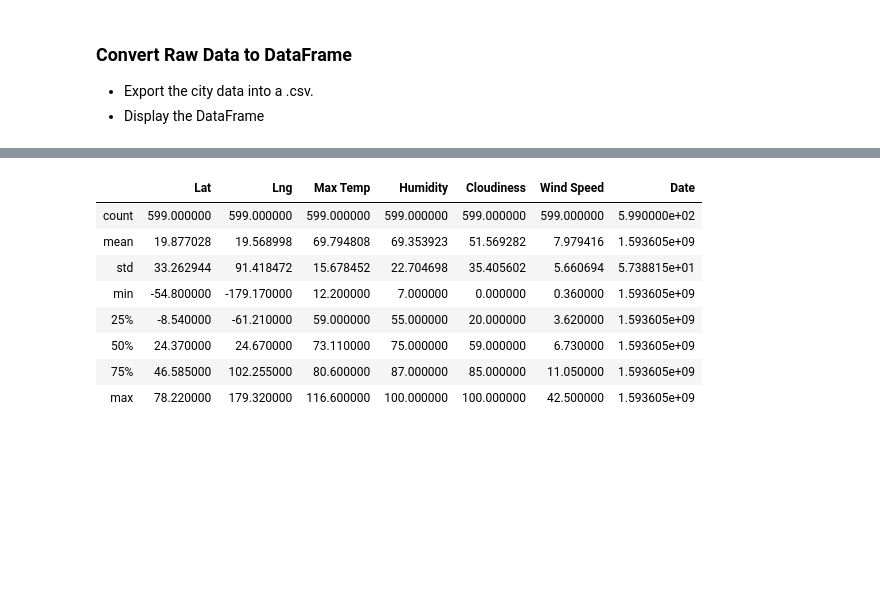
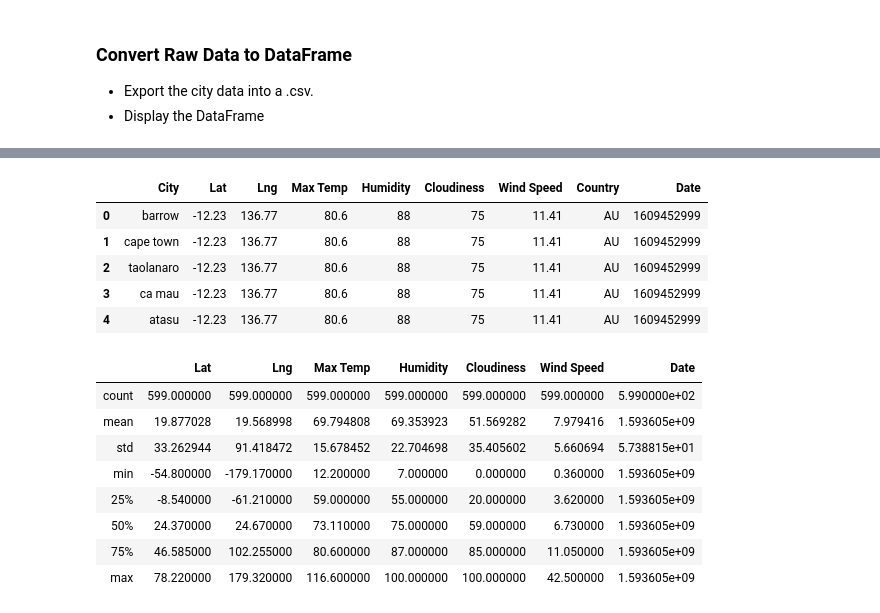
Before and after one commit to pspitzer86/Python-API-Challenge, a Jupyter notebook: WeatherPy/WeatherPy.ipynb, the cells around one changed output, grey strips where cells are left out. Saved outputs shown, nothing was run; the diff lists cells and outputs as text; code cells hidden in the pictures; blank space fills up the shorter version.

```diff
--- a/WeatherPy/WeatherPy.ipynb
+++ b/WeatherPy/WeatherPy.ipynb
@@ -40,8 +40,8 @@ lat_lngs = []
 cities = []
 
 # Create a set of random lat and lng combinations
-lats = np.random.uniform(lat_range[0], lat_range[1], size=1500)
-lngs = np.random.uniform(lng_range[0], lng_range[1], size=1500)
+lats = np.random.uniform(lat_range[0], lat_range[1], size=150)
+lngs = np.random.uniform(lng_range[0], lng_range[1], size=150)
 lat_lngs = zip(lats, lngs)
 
 # Identify nearest city for each lat, lng combination
@@ -125,3 +160,24 @@ Data Retrieval Complete
+# %%
+weather_dict = {
+    "City": new_cities,
+    "Lat": latitudes,
+    "Lng": longitudes,
+    "Max Temp" : max_temps,
+    "Humidity" : humidity,
+    "Cloudiness" : cloudiness,
+    "Wind Speed" : wind_speeds,
+    "Country" : countries,
+    "Date" : dates
+}
+weather_data = pd.DataFrame(weather_dict)
+weather_data.head()
+# %% [output]
+|  | City | Lat | Lng | Max Temp | Humidity | Cloudiness | Wind Speed | Country | Date |
+| 0 | barrow | -12.23 | 136.77 | 80.6 | 88 | 75 | 11.41 | AU | 1609452999 |
+| 1 | cape town | -12.23 | 136.77 | 80.6 | 88 | 75 | 11.41 | AU | 1609452999 |
+| 2 | taolanaro | -12.23 | 136.77 | 80.6 | 88 | 75 | 11.41 | AU | 1609452999 |
+| 3 | ca mau | -12.23 | 136.77 | 80.6 | 88 | 75 | 11.41 | AU | 1609452999 |
+| 4 | atasu | -12.23 | 136.77 | 80.6 | 88 | 75 | 11.41 | AU | 1609452999 |
 # %%
 # %% [output]
 |  | Lat | Lng | Max Temp | Humidity | Cloudiness | Wind Speed | Date |
```
Also changed, not shown: parts of 5 cells of this notebook, 2 other files.
